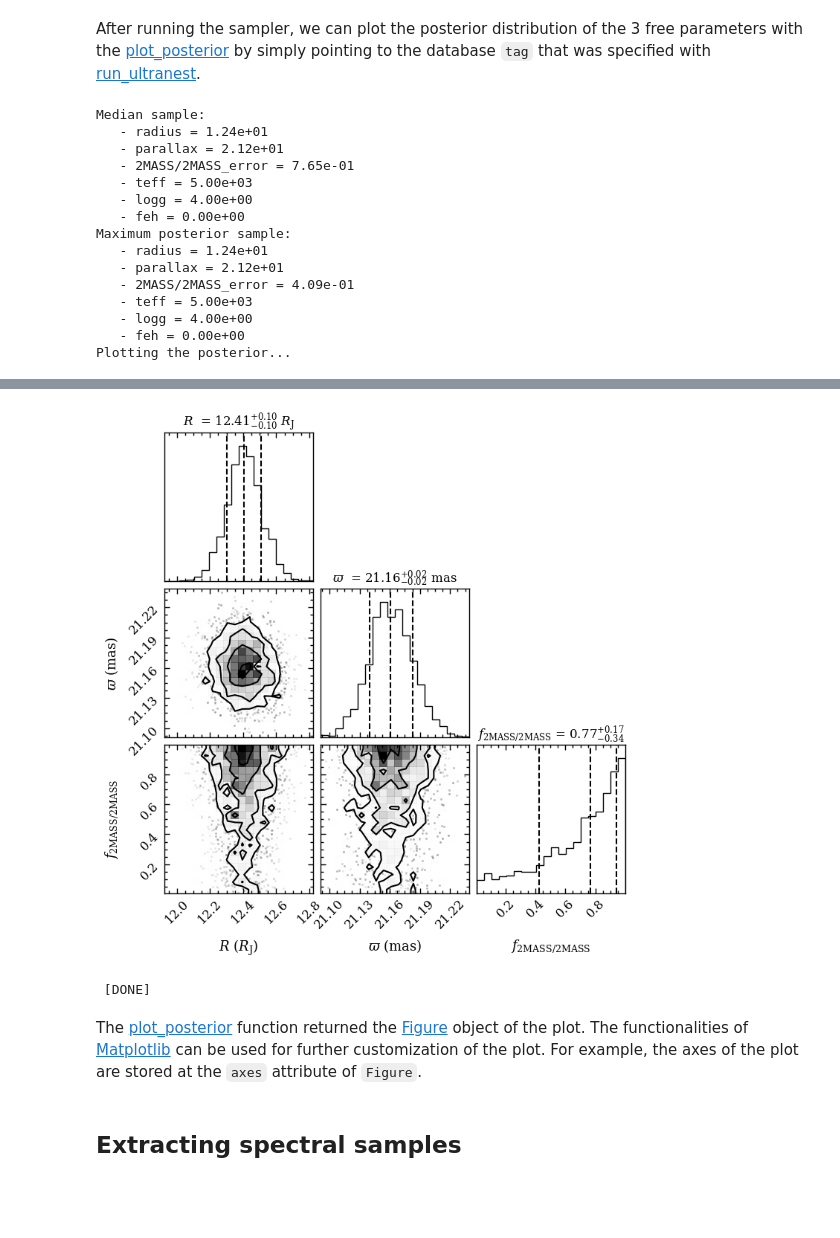
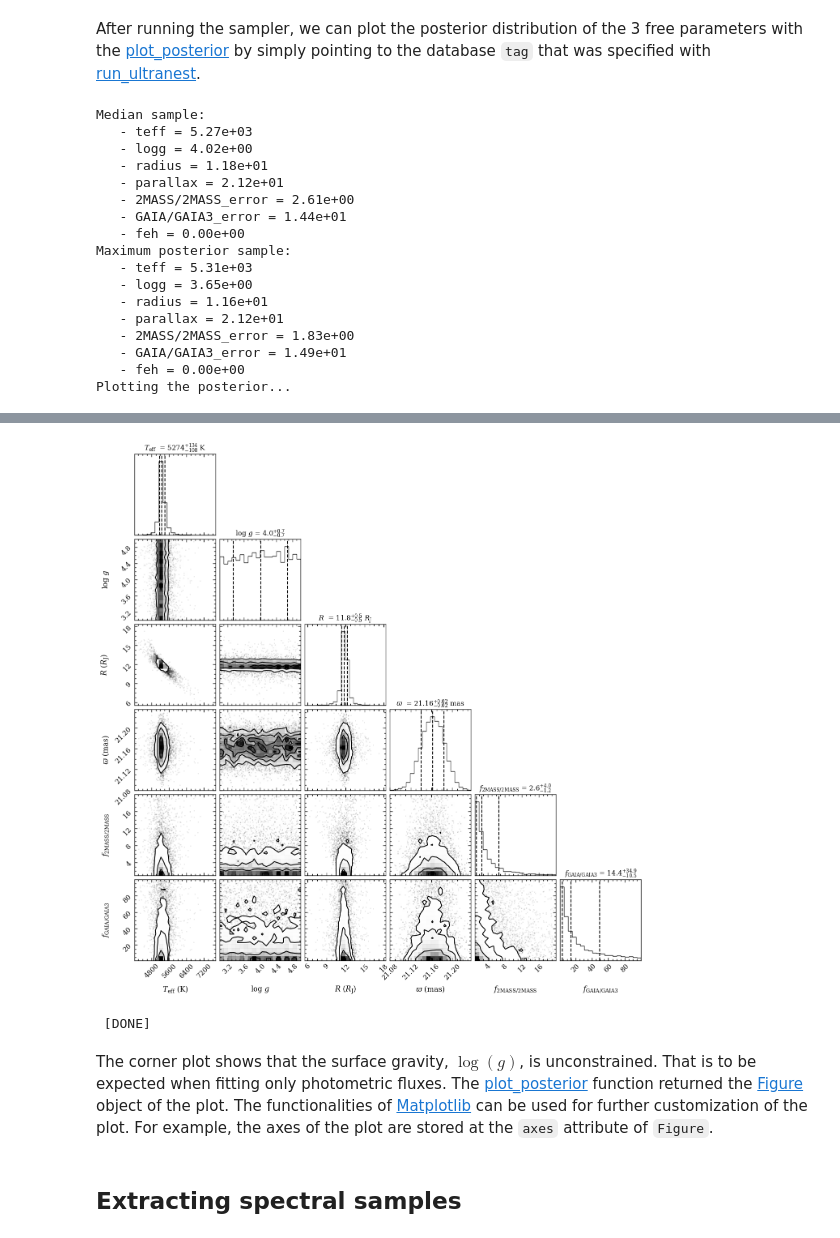
Before and after one commit to tomasstolker/species, a Jupyter notebook: docs/tutorials/flux_calibration.ipynb, the cells around one changed output, grey strips where cells are left out. Saved outputs shown, nothing was run; the diff lists cells and outputs as text; code cells hidden in the pictures; blank space fills up the shorter version.

```diff
--- a/docs/tutorials/flux_calibration.ipynb
+++ b/docs/tutorials/flux_calibration.ipynb
@@ -172,20 +178,23 @@ After running the sampler, we can plot the posterior distribution of the 3 free
 # %%
 fig = species.plot_posterior(tag='pztel',
                              offset=(-0.3, -0.3),
+                             title_fmt=['.0f', '.1f', '.1f', '.2f', '.1f', '.1f'],
                              output=None)
 # %% [output]
 Median sample:
-   - radius = 1.24e+01
+   - teff = 5.27e+03
+   - logg = 4.02e+00
+   - radius = 1.18e+01
    - parallax = 2.12e+01
-   - 2MASS/2MASS_error = 7.65e-01
-   - teff = 5.00e+03
-   - logg = 4.00e+00
+   - 2MASS/2MASS_error = 2.61e+00
+   - GAIA/GAIA3_error = 1.44e+01
    - feh = 0.00e+00
 Maximum posterior sample:
-   - radius = 1.24e+01
+   - teff = 5.31e+03
+   - logg = 3.65e+00
+   - radius = 1.16e+01
    - parallax = 2.12e+01
-   - 2MASS/2MASS_error = 4.09e-01
-   - teff = 5.00e+03
-   - logg = 4.00e+00
+   - 2MASS/2MASS_error = 1.83e+00
+   - GAIA/GAIA3_error = 1.49e+01
    - feh = 0.00e+00
 Plotting the posterior...
@@ -192,7 +202,7 @@ Plotting the posterior...
-[figure, old version]
+[figure, new version]
- [DONE]
+ [DONE]
 # %% [markdown]
-The [plot_posterior](https://species.readthedocs.io/en/latest/species.plot.html#species.plot.plot_mcmc.plot_posterior) function returned the [Figure](https://matplotlib.org/stable/api/figure_api.html#matplotlib.figure.Figure) object of the plot. The functionalities of [Matplotlib](https://matplotlib.org/stable/index.html) can be used for further customization of the plot. For example, the axes of the plot are stored at the `axes` attribute of `Figure`.
+The corner plot shows that the surface gravity, $\log{(g)}$, is unconstrained. That is to be expected when fitting only photometric fluxes. The [plot_posterior](https://species.readthedocs.io/en/latest/species.plot.html#species.plot.plot_mcmc.plot_posterior) function returned the [Figure](https://matplotlib.org/stable/api/figure_api.html#matplotlib.figure.Figure) object of the plot. The functionalities of [Matplotlib](https://matplotlib.org/stable/index.html) can be used for further customization of the plot. For example, the axes of the plot are stored at the `axes` attribute of `Figure`.
 # %% [markdown]
 ## Extracting spectral samples
 # %% [markdown]
```
Also changed, not shown: parts of 34 cells of this notebook, 11 other files.
